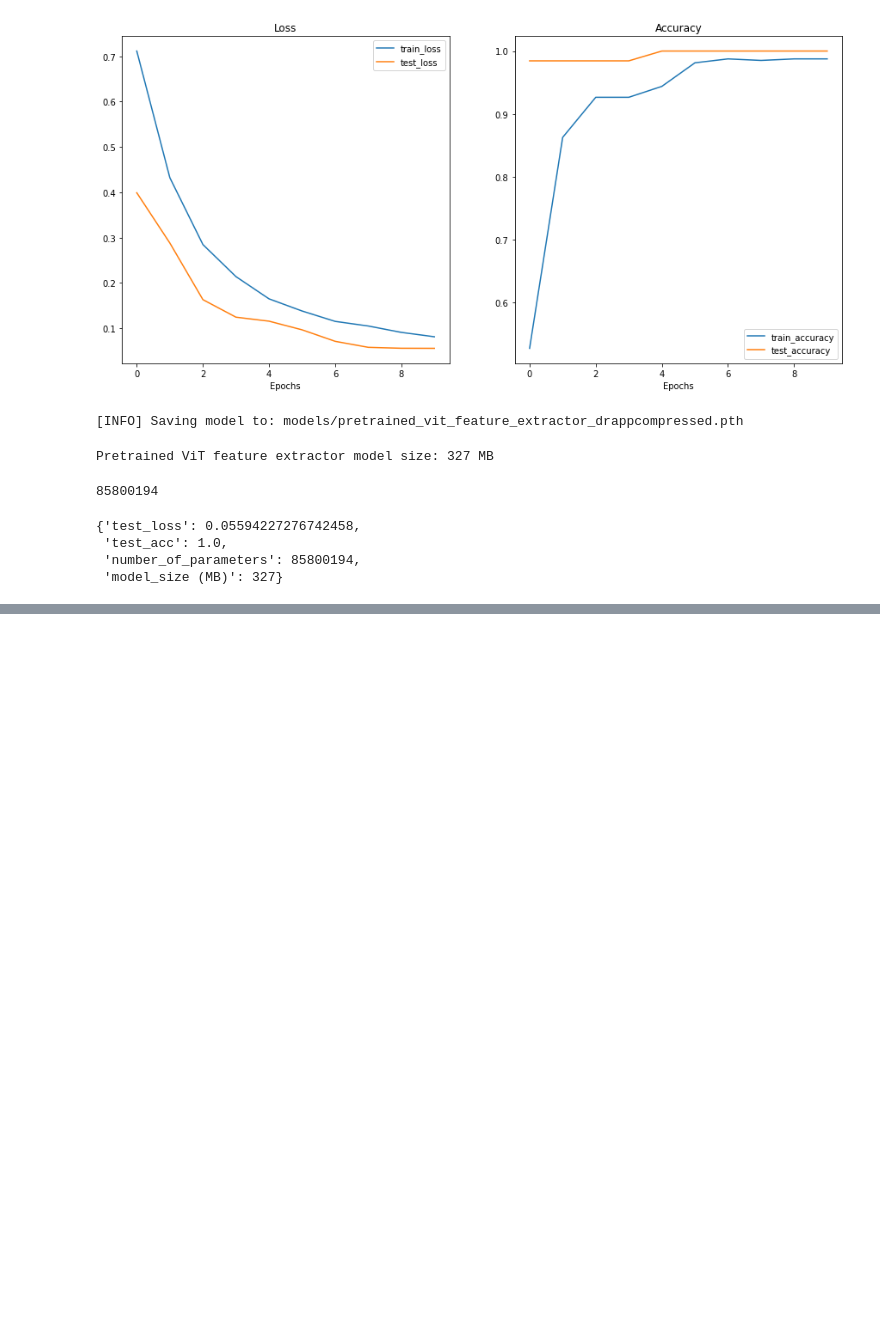
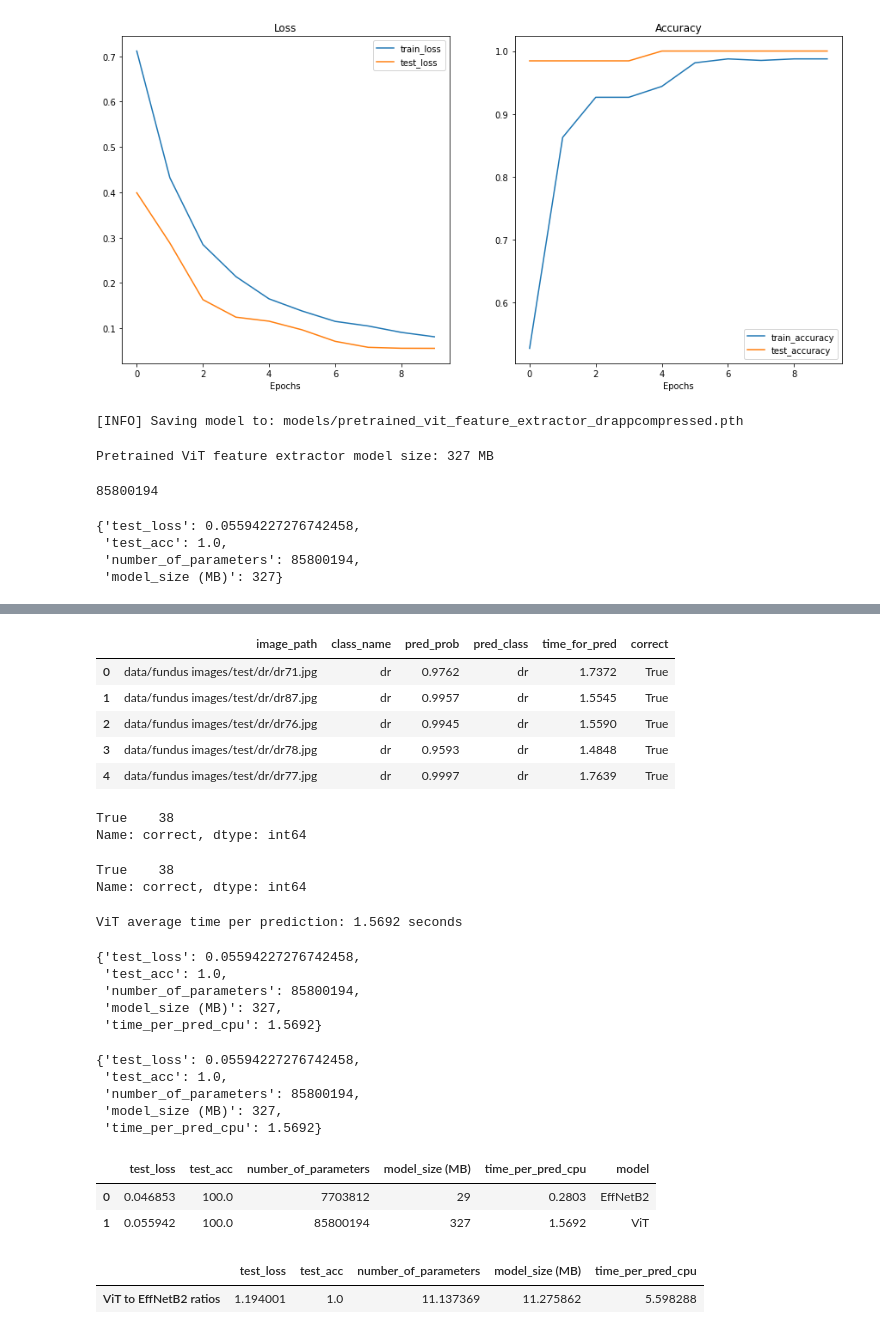
Before and after one commit to jfink09/optical-funduscopic-convolutional-neural-network, a Jupyter notebook: Model_deployment.ipynb, the cells around one changed output, grey strips where cells are left out. Drawn from its saved outputs; the diff is of its cells as text; code cells hidden in the pictures; blank space fills up the shorter version.

```diff
--- a/Model_deployment.ipynb
+++ b/Model_deployment.ipynb
@@ -395,0 +533,7 @@ vit_stats
+# %%
+# Make list of prediction dictionaries with ViT feature extractor model on test images
+vit_test_pred_dicts = pred_and_store(paths=test_data_paths,
+                                     model=vit,
+                                     transform=vit_transforms,
+                                     class_names=class_names,
+                                     device="cpu")
@@ -395,0 +556,72 @@ vit_stats
+# %%
+# Turn vit_test_pred_dicts into a DataFrame
+import pandas as pd
+vit_test_pred_df = pd.DataFrame(vit_test_pred_dicts)
+vit_test_pred_df.head()
+# %% [output]
+|  | image_path | class_name | pred_prob | pred_class | time_for_pred | correct |
+| 0 | data/fundus images/test/dr/dr71.jpg | dr | 0.9762 | dr | 1.7372 | True |
+| 1 | data/fundus images/test/dr/dr87.jpg | dr | 0.9957 | dr | 1.5545 | True |
+| 2 | data/fundus images/test/dr/dr76.jpg | dr | 0.9945 | dr | 1.5590 | True |
+| 3 | data/fundus images/test/dr/dr78.jpg | dr | 0.9593 | dr | 1.4848 | True |
+| 4 | data/fundus images/test/dr/dr77.jpg | dr | 0.9997 | dr | 1.7639 | True |
+# %%
+# Count the number of correct predictions
+vit_test_pred_df.correct.value_counts()
+# %% [output]
+True    38
+Name: correct, dtype: int64
+# %%
+# Count the number of correct predictions
+vit_test_pred_df.correct.value_counts()
+# %% [output]
+True    38
+Name: correct, dtype: int64
+# %%
+# Calculate average time per prediction for ViT model
+vit_average_time_per_pred = round(vit_test_pred_df.time_for_pred.mean(), 4)
+print(f"ViT average time per prediction: {vit_average_time_per_pred} seconds")
+# %% [output]
+ViT average time per prediction: 1.5692 seconds
+# %%
+# Add average prediction time for ViT model on CPU
+vit_stats["time_per_pred_cpu"] = vit_average_time_per_pred
+vit_stats
+# %% [output]
+{'test_loss': 0.05594227276742458,
+ 'test_acc': 1.0,
+ 'number_of_parameters': 85800194,
+ 'model_size (MB)': 327,
+ 'time_per_pred_cpu': 1.5692}
+# %%
+# Add average prediction time for ViT model on CPU
+vit_stats["time_per_pred_cpu"] = vit_average_time_per_pred
+vit_stats
+# %% [output]
+{'test_loss': 0.05594227276742458,
+ 'test_acc': 1.0,
+ 'number_of_parameters': 85800194,
+ 'model_size (MB)': 327,
+ 'time_per_pred_cpu': 1.5692}
+# %%
+# Turn stat dictionaries into DataFrame
+df = pd.DataFrame([effnetb2_stats, vit_stats])
+
+# Add column for model names
+df["model"] = ["EffNetB2", "ViT"]
+
+# Convert accuracy to percentages
+df["test_acc"] = round(df["test_acc"] * 100, 2)
+
+df
+# %% [output]
+|  | test_loss | test_acc | number_of_parameters | model_size (MB) | time_per_pred_cpu | model |
+| 0 | 0.046853 | 100.0 | 7703812 | 29 | 0.2803 | EffNetB2 |
+| 1 | 0.055942 | 100.0 | 85800194 | 327 | 1.5692 | ViT |
+# %%
+# Compare ViT to EffNetB2 across different characteristics
+pd.DataFrame(data=(df.set_index("model").loc["ViT"] / df.set_index("model").loc["EffNetB2"]), # divide ViT statistics by EffNetB2 statistics
+             columns=["ViT to EffNetB2 ratios"]).T
+# %% [output]
+|  | test_loss | test_acc | number_of_parameters | model_size (MB) | time_per_pred_cpu |
+| ViT to EffNetB2 ratios | 1.194001 | 1.0 | 11.137369 | 11.275862 | 5.598288 |
```
Also changed, not shown: parts of 11 cells of this notebook.
